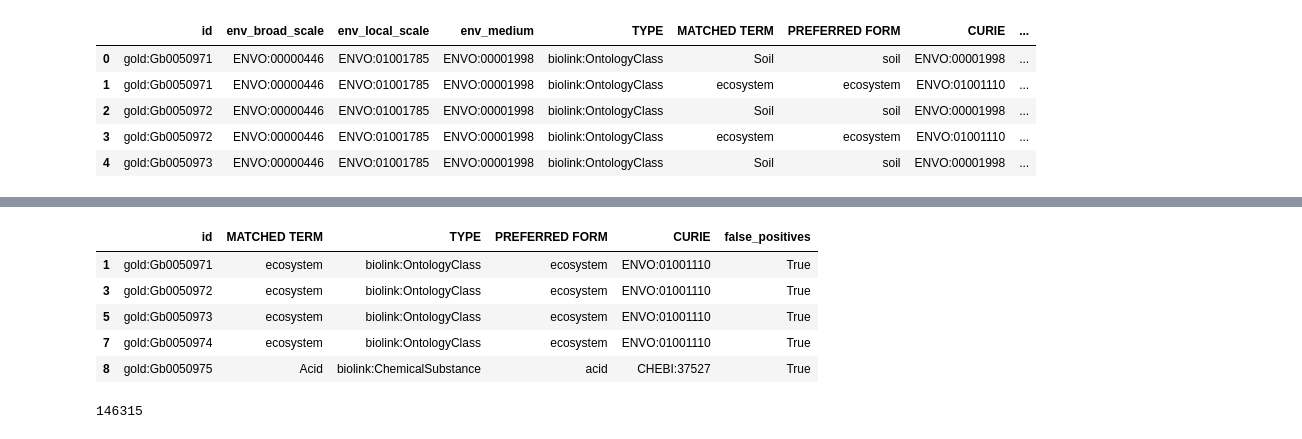
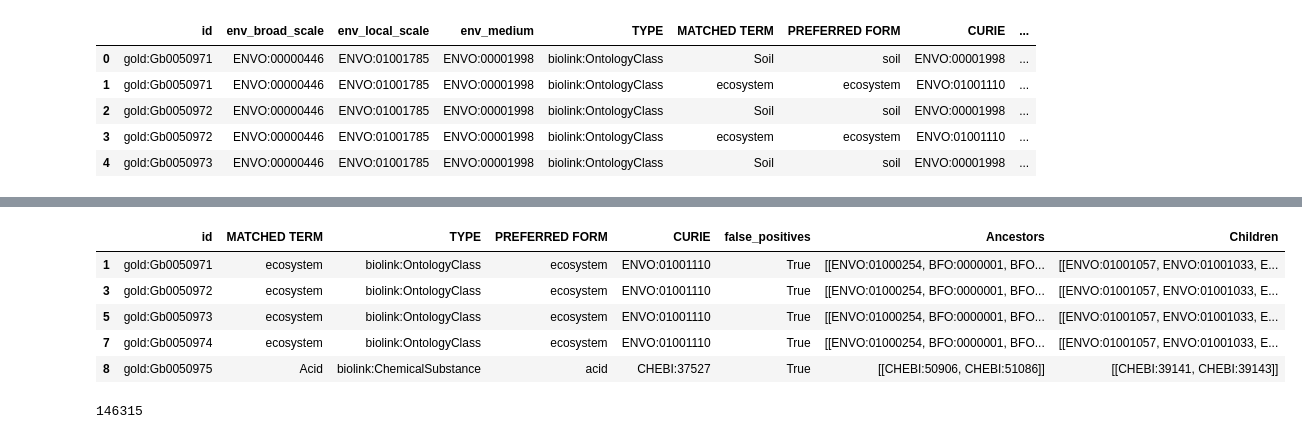
Before and after one commit to INCATools/biosample-analysis, a Jupyter notebook: src/notebooks/Gold database Analysis.ipynb, the cells around one changed output, grey strips where cells are left out. Drawn from its saved outputs; the diff is of its cells as text; code cells hidden in the pictures.

Commit message:
added ancestors and children

```diff
--- a/src/notebooks/Gold database Analysis.ipynb
+++ b/src/notebooks/Gold database Analysis.ipynb
@@ -21,0 +41,23 @@ runnerOutput.head()
+# %%
+def getAncestors(entity):
+    """
+    Get all ancestors of entities
+    """
+    curieList = ont.search(entity)
+    ancestorList = []
+    for item in curieList:
+        ancestorList.append(list(ont.ancestors(item)))
+
+    return ancestorList
+
+def getChildren(entity):
+    curieList = ont.search(entity)
+    childrenList = []
+    for item in curieList:
+        childrenList.append(list(ont.children(item)))
+
+    return childrenList
+# %%
+uniquePreferredTerms = runnerOutput['PREFERRED FORM'].unique()
+uniquePreferredTermsDF = pd.DataFrame(uniquePreferredTerms, columns=['PREFERRED FORM'])
+uniquePreferredTermsDF.head()
@@ -21,0 +71,6 @@ runnerOutput.head()
+# %%
+%%time
+uniquePreferredTermsDF['Ancestors'] = uniquePreferredTermsDF.apply(lambda x: getAncestors(x['PREFERRED FORM']), axis=1)
+uniquePreferredTermsDF['Children'] = uniquePreferredTermsDF.apply(lambda x: getChildren(x['PREFERRED FORM']), axis=1)
+print(len(uniquePreferredTermsDF))
+uniquePreferredTermsDF.head()
@@ -112,3 +198,6 @@ newDf.head()
 | 2 | gold:Gb0050972 | ENVO:00000446 | ENVO:01001785 | ENVO:00001998 | biolink:OntologyClass | Soil | soil | ENVO:00001998 | ... |
 | 3 | gold:Gb0050972 | ENVO:00000446 | ENVO:01001785 | ENVO:00001998 | biolink:OntologyClass | ecosystem | ecosystem | ENVO:01001110 | ... |
 | 4 | gold:Gb0050973 | ENVO:00000446 | ENVO:01001785 | ENVO:00001998 | biolink:OntologyClass | Soil | soil | ENVO:00001998 | ... |
+# %%
+newDf = newDf.merge(uniquePreferredTermsDF, on='PREFERRED FORM', how='left' )
+newDf.head()
@@ -139,16 +255,16 @@ consolidatedDF.head()
 # %%
 consolidatedDF.to_csv(outputDir+'AllGroupedById.tsv', sep='\t')
 # %%
-newDfSelect = newDf[['id','MATCHED TERM','TYPE', 'PREFERRED FORM', 'CURIE', 'false_positives']]
+newDfSelect = newDf[['id','MATCHED TERM','TYPE', 'PREFERRED FORM', 'CURIE', 'false_positives', 'Ancestors', 'Children']]
 falsePosSubset = newDfSelect[newDfSelect['false_positives'] == True]
 falsePosSubset.head()
 # %% [output]
-|  | id | MATCHED TERM | TYPE | PREFERRED FORM | CURIE | false_positives |
-| 1 | gold:Gb0050971 | ecosystem | biolink:OntologyClass | ecosystem | ENVO:01001110 | True |
-| 3 | gold:Gb0050972 | ecosystem | biolink:OntologyClass | ecosystem | ENVO:01001110 | True |
-| 5 | gold:Gb0050973 | ecosystem | biolink:OntologyClass | ecosystem | ENVO:01001110 | True |
-| 7 | gold:Gb0050974 | ecosystem | biolink:OntologyClass | ecosystem | ENVO:01001110 | True |
-| 8 | gold:Gb0050975 | Acid | biolink:ChemicalSubstance | acid | CHEBI:37527 | True |
+|  | id | MATCHED TERM | TYPE | PREFERRED FORM | CURIE | false_positives | Ancestors | Children |
+| 1 | gold:Gb0050971 | ecosystem | biolink:OntologyClass | ecosystem | ENVO:01001110 | True | [[ENVO:01000254, BFO:0000001, BFO... | [[ENVO:01001057, ENVO:01001033, E... |
+| 3 | gold:Gb0050972 | ecosystem | biolink:OntologyClass | ecosystem | ENVO:01001110 | True | [[ENVO:01000254, BFO:0000001, BFO... | [[ENVO:01001057, ENVO:01001033, E... |
+| 5 | gold:Gb0050973 | ecosystem | biolink:OntologyClass | ecosystem | ENVO:01001110 | True | [[ENVO:01000254, BFO:0000001, BFO... | [[ENVO:01001057, ENVO:01001033, E... |
+| 7 | gold:Gb0050974 | ecosystem | biolink:OntologyClass | ecosystem | ENVO:01001110 | True | [[ENVO:01000254, BFO:0000001, BFO... | [[ENVO:01001057, ENVO:01001033, E... |
+| 8 | gold:Gb0050975 | Acid | biolink:ChemicalSubstance | acid | CHEBI:37527 | True | [[CHEBI:50906, CHEBI:51086]] | [[CHEBI:39141, CHEBI:39143]] |
 # %%
 len(falsePosSubset)
 # %% [output]
```
Also changed, not shown: parts of 17 cells of this notebook.
